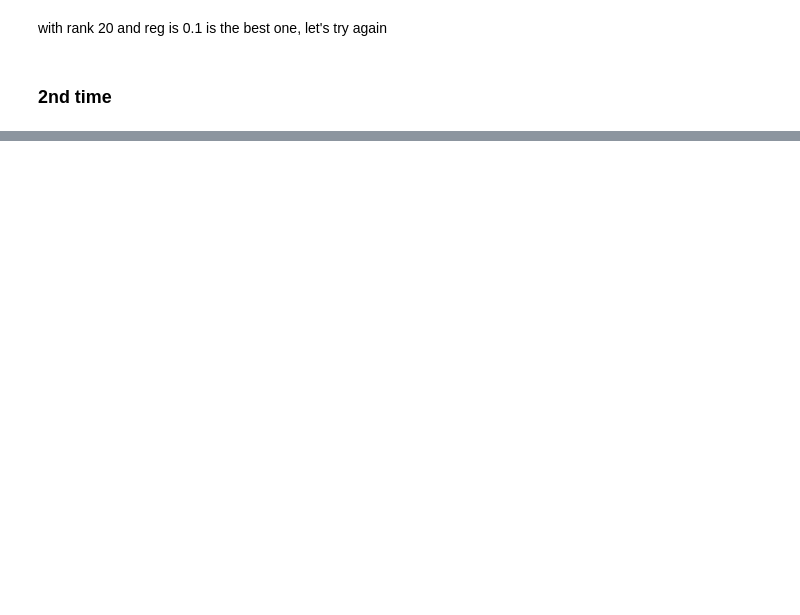
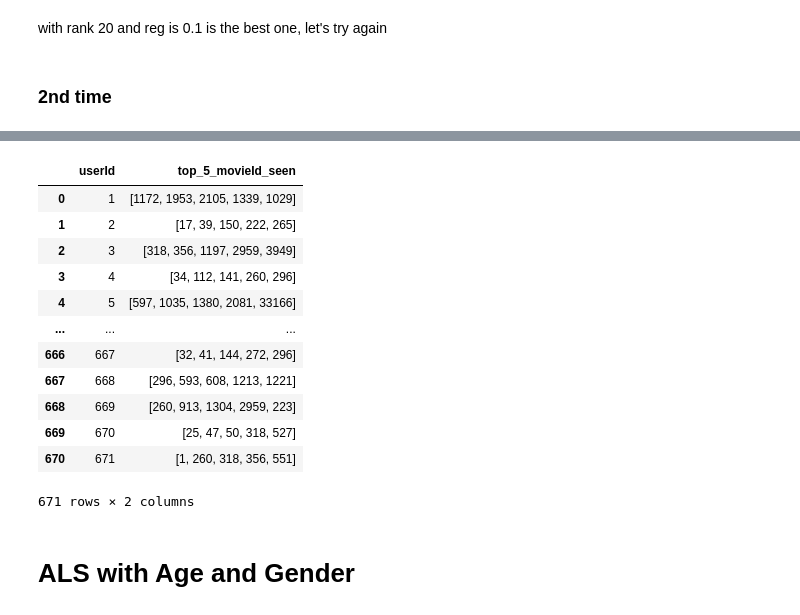
Before and after one commit to tamtridung/rec_sys, a Jupyter notebook: als/als_rec_sys.ipynb, the cells around one changed output, grey strips where cells are left out. Drawn from its saved outputs; the diff is of its cells as text; code cells hidden in the pictures; blank space fills up the shorter version.

```diff
--- a/als/als_rec_sys.ipynb
+++ b/als/als_rec_sys.ipynb
@@ -522,0 +658,22 @@ sns.heatmap(rmse_df, cbar=False, annot=True, fmt=".4g")
+# %%
+mv_rating.orderBy(mv_rating['rating'].desc())\
+    .toPandas()\
+    .groupby('userId')['movieId'].agg(
+        top_5_movieId_seen = lambda x: list(x)[:5]
+        ).reset_index()
+# %% [output]
+|  | userId | top_5_movieId_seen |
+| 0 | 1 | [1172, 1953, 2105, 1339, 1029] |
+| 1 | 2 | [17, 39, 150, 222, 265] |
+| 2 | 3 | [318, 356, 1197, 2959, 3949] |
+| 3 | 4 | [34, 112, 141, 260, 296] |
+| 4 | 5 | [597, 1035, 1380, 2081, 33166] |
+| ... | ... | ... |
+| 666 | 667 | [32, 41, 144, 272, 296] |
+| 667 | 668 | [296, 593, 608, 1213, 1221] |
+| 668 | 669 | [260, 913, 1304, 2959, 223] |
+| 669 | 670 | [25, 47, 50, 318, 527] |
+| 670 | 671 | [1, 260, 318, 356, 551] |
+671 rows × 2 columns
+# %% [markdown]
+# ALS with Age and Gender
```
Also changed, not shown: parts of 45 cells of this notebook, 2 other files.
